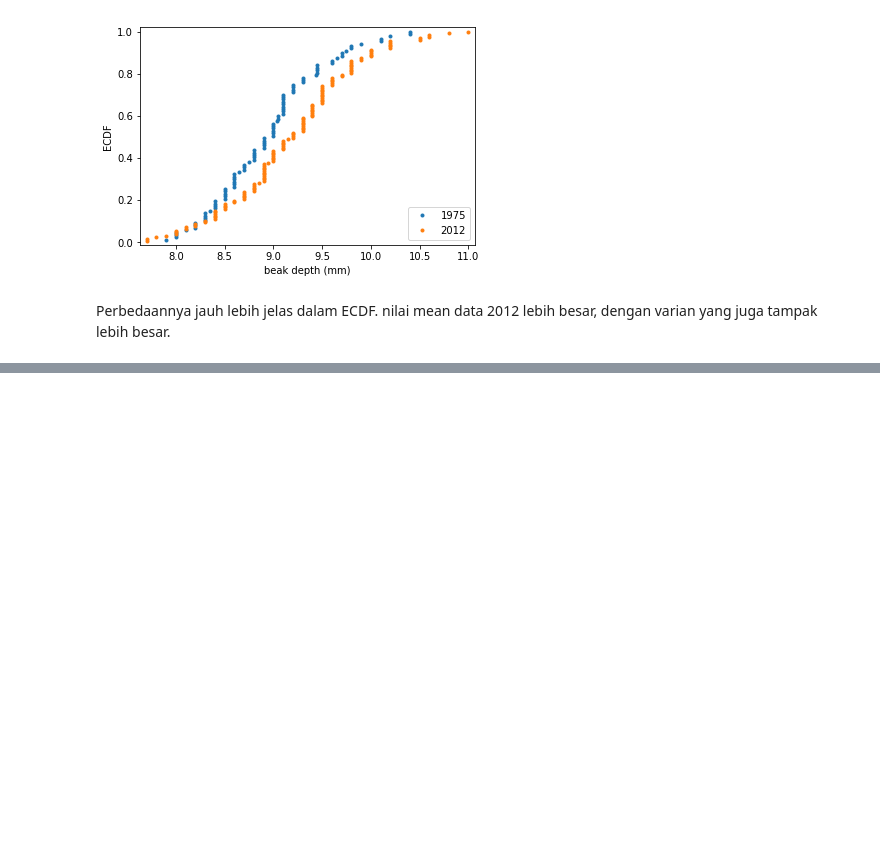
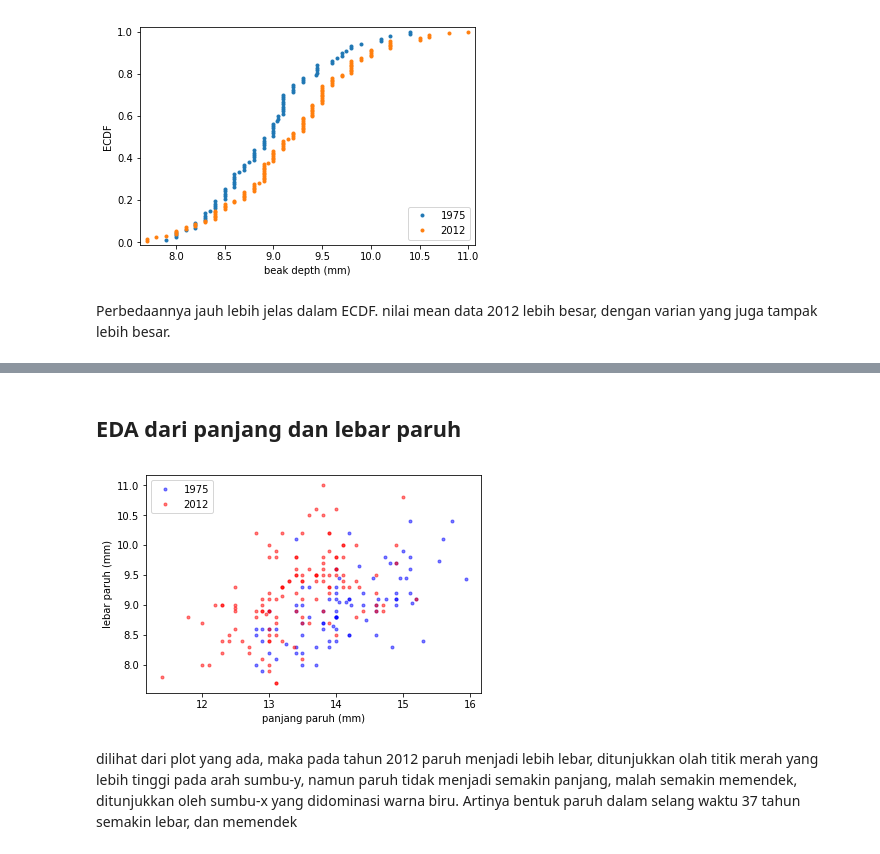
Before and after one commit to royhanmardista/Analisa-evolusi-darwin, a Jupyter notebook: Notebook.ipynb, the cells around one changed output, grey strips where cells are left out. Cells and saved outputs as stored; diff of their text form; code cells hidden in the pictures; blank space fills up the shorter version.

```diff
--- a/Notebook.ipynb
+++ b/Notebook.ipynb
@@ -138,0 +246,22 @@ Perbedaannya jauh lebih jelas dalam ECDF. nilai mean data 2012 lebih besar, deng
+# %% [markdown]
+## EDA dari panjang dan lebar paruh
+# %%
+# Make scatter plot of 1975 data
+_ = plt.plot(df1[df1.species=='scandens'].blength, df1[df1.species=='scandens'].bdepth, marker='.',
+             linestyle='none', color='blue', alpha=0.5)
+
+# Make scatter plot of 2012 data
+_ = plt.plot(df2[df2.species=='scandens'].blength, df2[df2.species=='scandens'].bdepth, marker='.',
+             linestyle='none', color='red', alpha=0.5)
+
+# Label axes and make legend
+_ = plt.xlabel('panjang paruh (mm)')
+_ = plt.ylabel('lebar paruh (mm)')
+_ = plt.legend(('1975', '2012'), loc='upper left')
+
+# Show the plot
+plt.show()
+# %% [output]
+[figure, added]
+# %% [markdown]
+dilihat dari plot yang ada, maka pada tahun 2012 paruh menjadi lebih lebar, ditunjukkan olah titik merah yang lebih tinggi pada arah sumbu-y, namun paruh tidak menjadi semakin panjang, malah semakin memendek, ditunjukkan oleh sumbu-x yang didominasi warna biru. Artinya bentuk paruh dalam selang waktu 37 tahun semakin lebar, dan memendek
```
Also changed, not shown: parts of 41 cells of this notebook.
